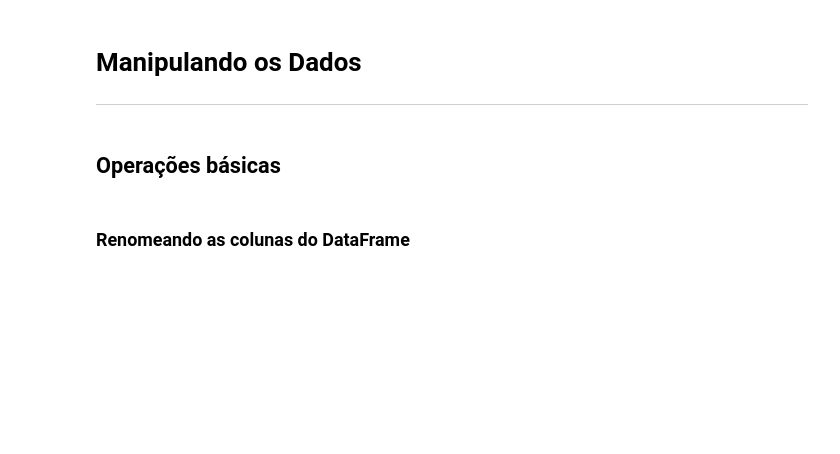
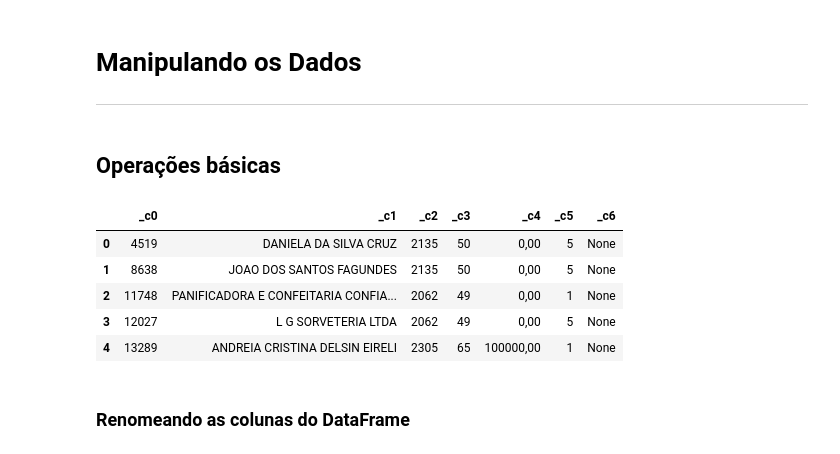
Before and after one commit to ksantanac/Spark, a Jupyter notebook: Spark apresentando a ferramenta/aula0_projeto_spark.ipynb, the cells around one changed output. Cells and saved outputs as stored; diff of their text form; code cells hidden in the pictures; blank space fills up the shorter version.

```diff
--- a/Spark apresentando a ferramenta/aula0_projeto_spark.ipynb
+++ b/Spark apresentando a ferramenta/aula0_projeto_spark.ipynb
@@ -229,10 +216,10 @@ import os
 pasta_empresas = r"C:/Users/Kaue/Documents/Cursos/Spark/Spark apresentando a ferramenta/data/empresas"
 
 # Lista todos os arquivos dentro da pasta especificada
-arquivos = os.listdir(pasta)
+arquivos = os.listdir(pasta_empresas)
 
 # Cria uma lista de caminhos completos para cada arquivo na pasta
-path = [pasta + "/" + arquivo for arquivo in arquivos]
+path = [pasta_empresas + "/" + arquivo for arquivo in arquivos]
 
 # Exibe a lista de caminhos completos dos arquivos
 print(path)
@@ -294,6 +285,16 @@ socios.count()
 ---
 # %% [markdown]
 ## Operações básicas
+# %%
+# Limitando os 5 primeiros para consulta
+empresas.limit(5).toPandas()
+# %% [output]
+|  | _c0 | _c1 | _c2 | _c3 | _c4 | _c5 | _c6 |
+| 0 | 4519 | DANIELA DA SILVA CRUZ | 2135 | 50 | 0,00 | 5 | None |
+| 1 | 8638 | JOAO DOS SANTOS FAGUNDES | 2135 | 50 | 0,00 | 5 | None |
+| 2 | 11748 | PANIFICADORA E CONFEITARIA CONFIA... | 2062 | 49 | 0,00 | 1 | None |
+| 3 | 12027 | L G SORVETERIA LTDA | 2062 | 49 | 0,00 | 5 | None |
+| 4 | 13289 | ANDREIA CRISTINA DELSIN EIRELI | 2305 | 65 | 100000,00 | 1 | None |
 # %% [markdown]
 ### Renomeando as colunas do DataFrame
 # %%
```
Also changed, not shown: parts of 49 cells of this notebook.
